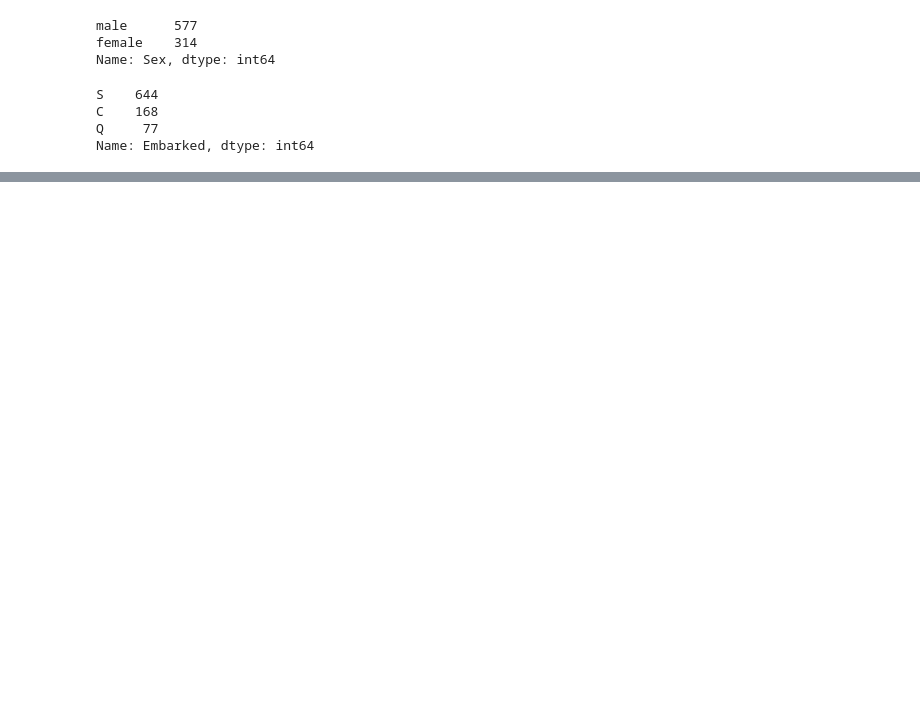
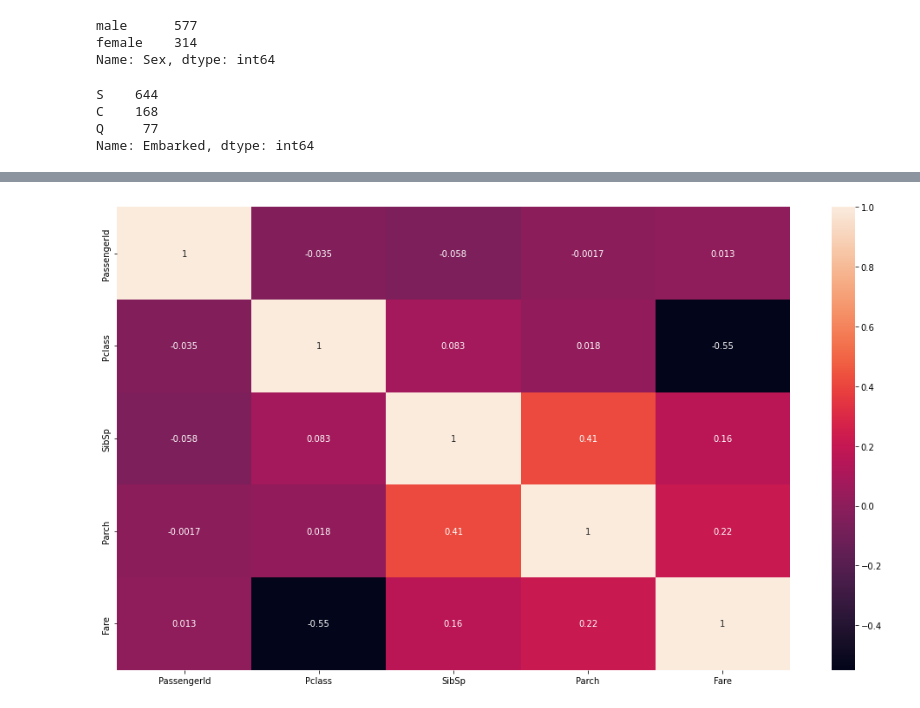
Before and after one commit to JuanAntonaccio/RandomForestAlgoTitanic, a Jupyter notebook: src/explore.ipynb, the cells around one changed output, grey strips where cells are left out. Drawn from its saved outputs; the diff is of its cells as text; code cells hidden in the pictures; blank space fills up the shorter version.

```diff
--- a/src/explore.ipynb
+++ b/src/explore.ipynb
@@ -177,3 +180,9 @@ X.corr()
+# %%
+plt.figure(figsize=(14,8))
+sns.heatmap(X.corr(), annot=True)
+plt.tight_layout()
+# %% [output]
+[figure, added]
 # %%
 from sklearn.ensemble import RandomForestClassifier
 from sklearn import metrics
```
Also changed, not shown: parts of 10 cells of this notebook, 1 other file.
